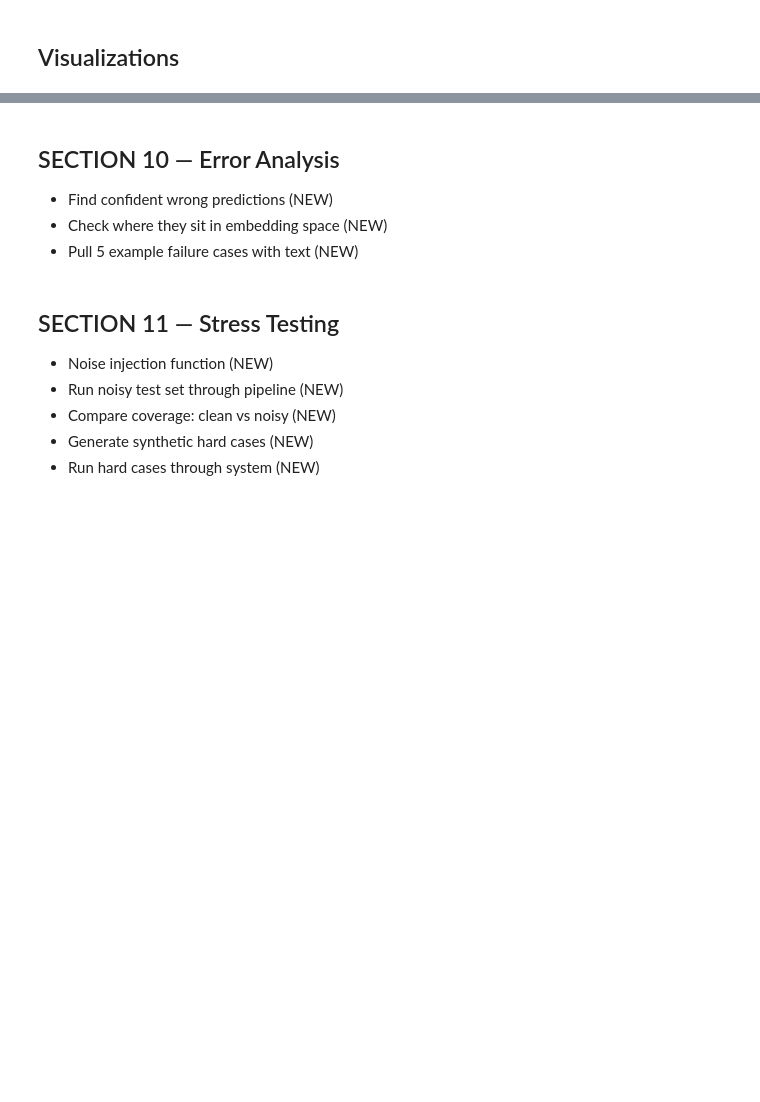
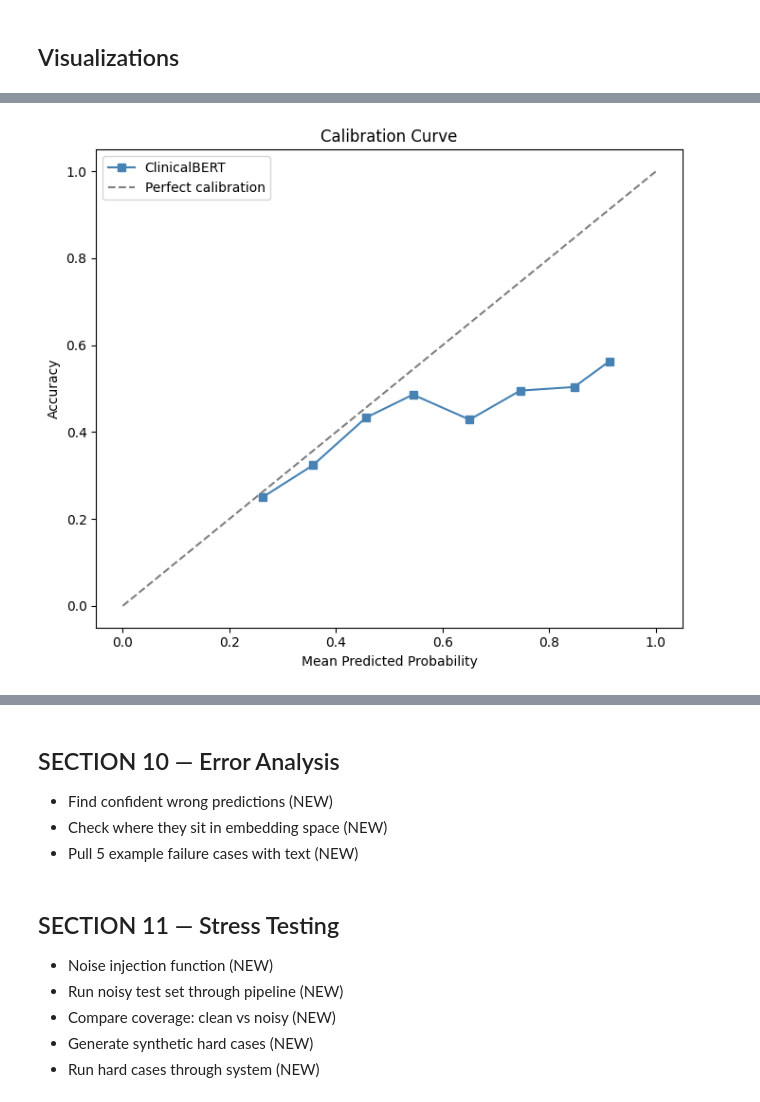
Before and after one commit to ryoder96/clinical-nlp-uncertainty, a Jupyter notebook: NLP_Project_EDA.ipynb, the cells around one changed output, grey strips where cells are left out. Cells and saved outputs as stored; diff of their text form; code cells hidden in the pictures; blank space fills up the shorter version.

```diff
--- a/NLP_Project_EDA.ipynb
+++ b/NLP_Project_EDA.ipynb
@@ -964,19 +1195,21 @@ plt.show()
 # %%
 # Cell 8 — Calibration curve
 from sklearn.calibration import calibration_curve
 
 # Get max probability for each test prediction
 max_probs = test_probs.numpy().max(axis=1)
 correct = (test_probs.numpy().argmax(axis=1) == test_labels).astype(int)
 
 fraction_pos, mean_pred = calibration_curve(correct, max_probs, n_bins=10)
 
 plt.figure(figsize=(7, 6))
 plt.plot(mean_pred, fraction_pos, 's-', label='ClinicalBERT', color='steelblue')
 plt.plot([0, 1], [0, 1], '--', color='gray', label='Perfect calibration')
 plt.xlabel('Mean Predicted Probability')
-plt.ylabel('Fraction Correct')
-plt.title('Calibration Curve — Before Conformal Prediction')
+plt.ylabel('Accuracy')
+plt.title('Calibration Curve')
 plt.legend()
 plt.tight_layout()
 plt.show()
+# %% [output]
+[figure, added]
```
Also changed, not shown: parts of 34 cells of this notebook.
